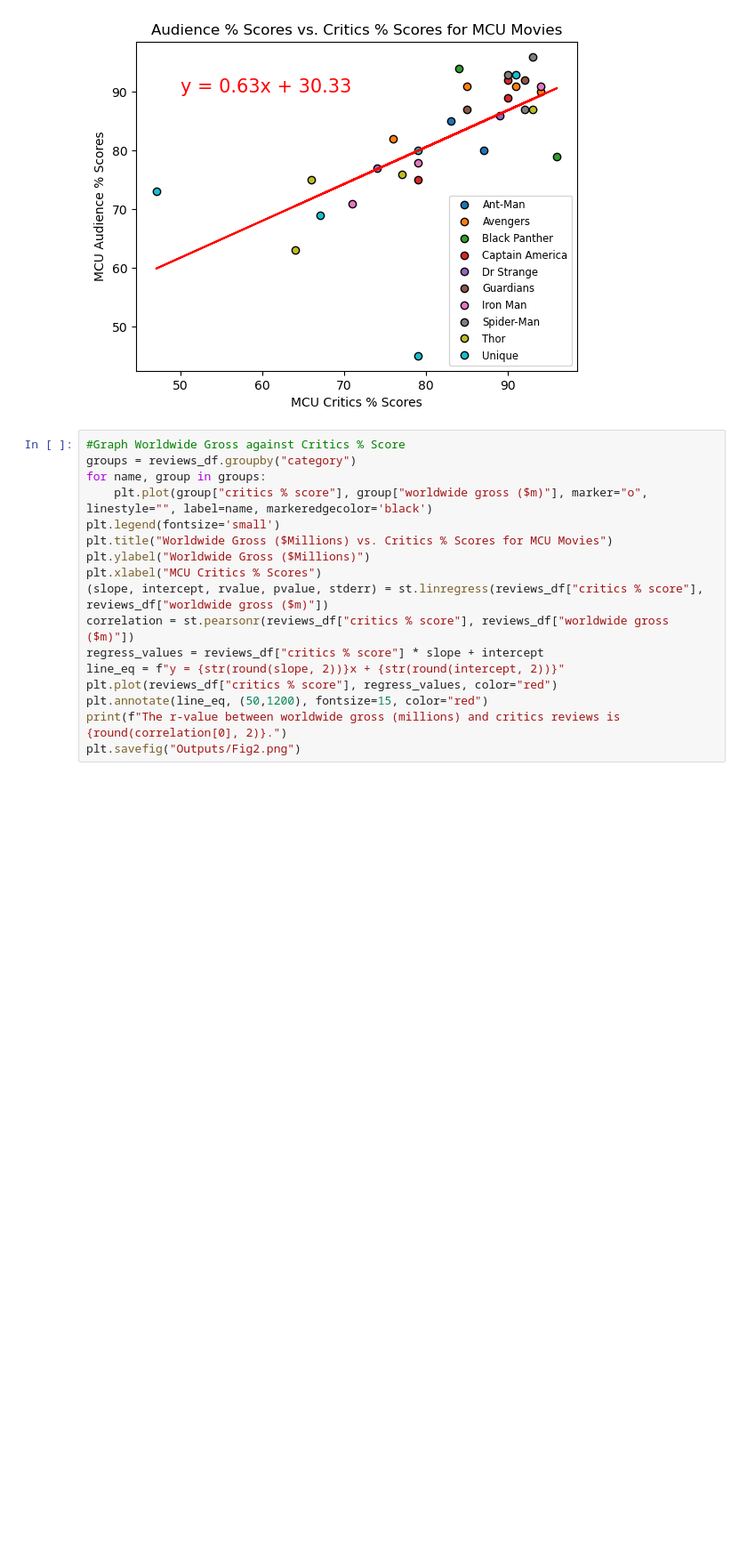
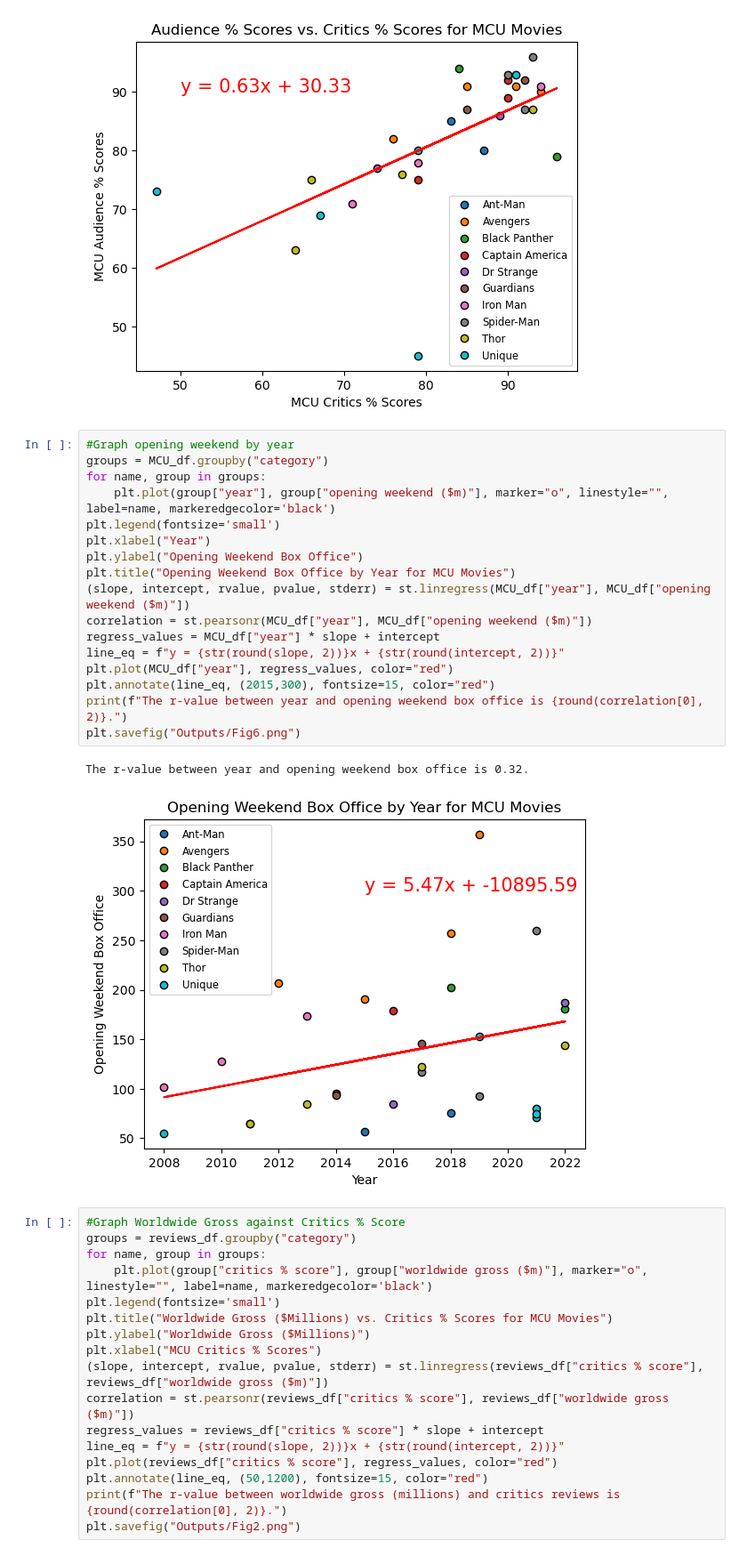
Before and after one commit to jdyiga10/project1-2023, a Jupyter notebook: andrew_work.ipynb, the cells around one changed output. Shown: that part at 89% size. Cells and saved outputs as stored; diff of their text form; blank space fills up the shorter version.

Commit message:
final graphs

```diff
--- a/andrew_work.ipynb
+++ b/andrew_work.ipynb
@@ -130,6 +131,26 @@ plt.savefig("Outputs/Fig1.png")
 # %% [output]
 The r-value between audience reviews and critics reviews is 0.64.
 [figure]
+# %%
+#Graph opening weekend by year
+groups = MCU_df.groupby("category")
+for name, group in groups:
+    plt.plot(group["year"], group["opening weekend ($m)"], marker="o", linestyle="", label=name, markeredgecolor='black')
+plt.legend(fontsize='small')
+plt.xlabel("Year")
+plt.ylabel("Opening Weekend Box Office")
+plt.title("Opening Weekend Box Office by Year for MCU Movies")
+(slope, intercept, rvalue, pvalue, stderr) = st.linregress(MCU_df["year"], MCU_df["opening weekend ($m)"])
+correlation = st.pearsonr(MCU_df["year"], MCU_df["opening weekend ($m)"])
+regress_values = MCU_df["year"] * slope + intercept
+line_eq = f"y = {str(round(slope, 2))}x + {str(round(intercept, 2))}"
+plt.plot(MCU_df["year"], regress_values, color="red")
+plt.annotate(line_eq, (2015,300), fontsize=15, color="red")
+print(f"The r-value between year and opening weekend box office is {round(correlation[0], 2)}.")
+plt.savefig("Outputs/Fig6.png")
+# %% [output]
+The r-value between year and opening weekend box office is 0.32.
+[figure, added]
 # %%
 #Graph Worldwide Gross against Critics % Score
 groups = reviews_df.groupby("category")
```
Also changed, not shown: parts of 2 cells of this notebook, 1 other file.
